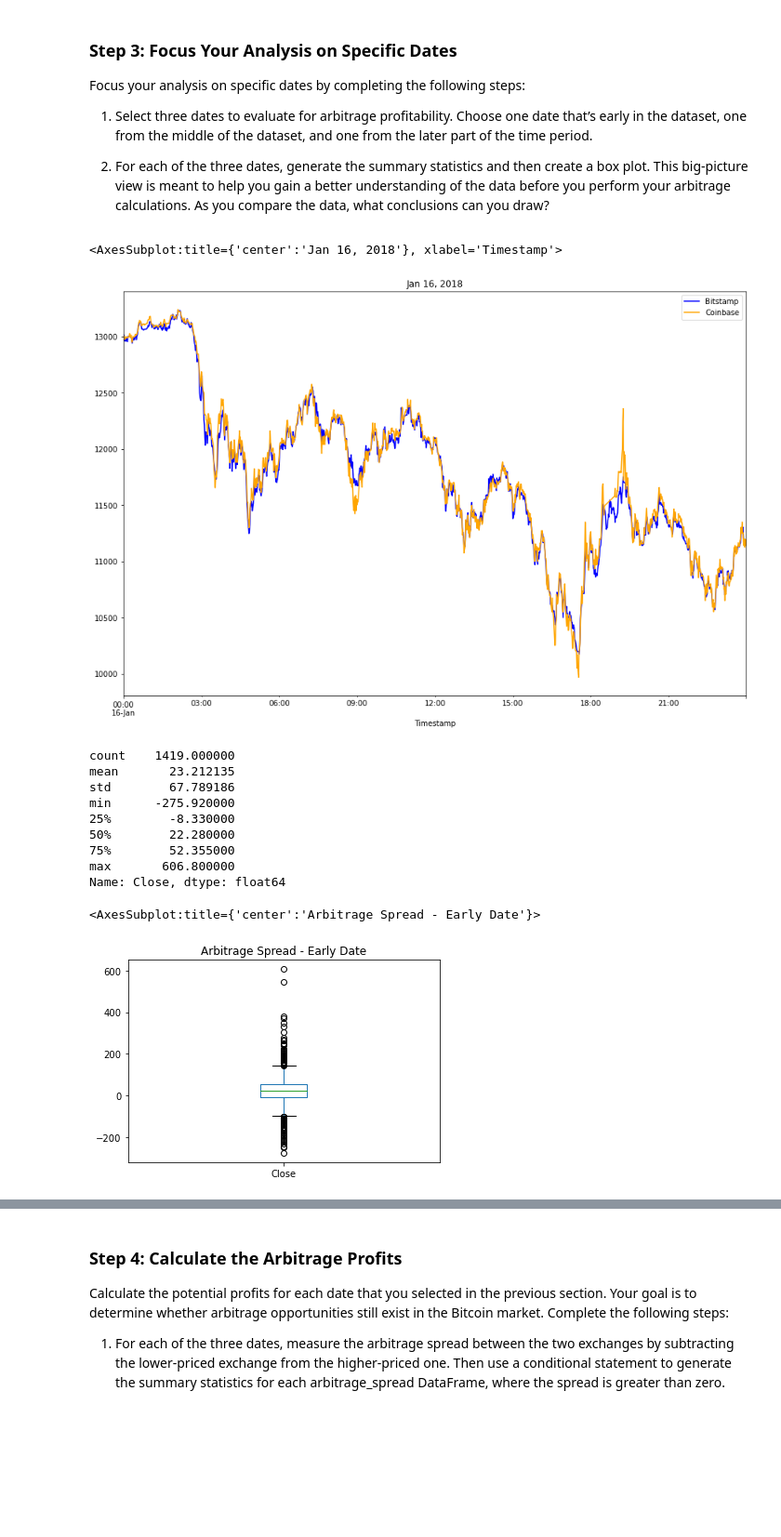
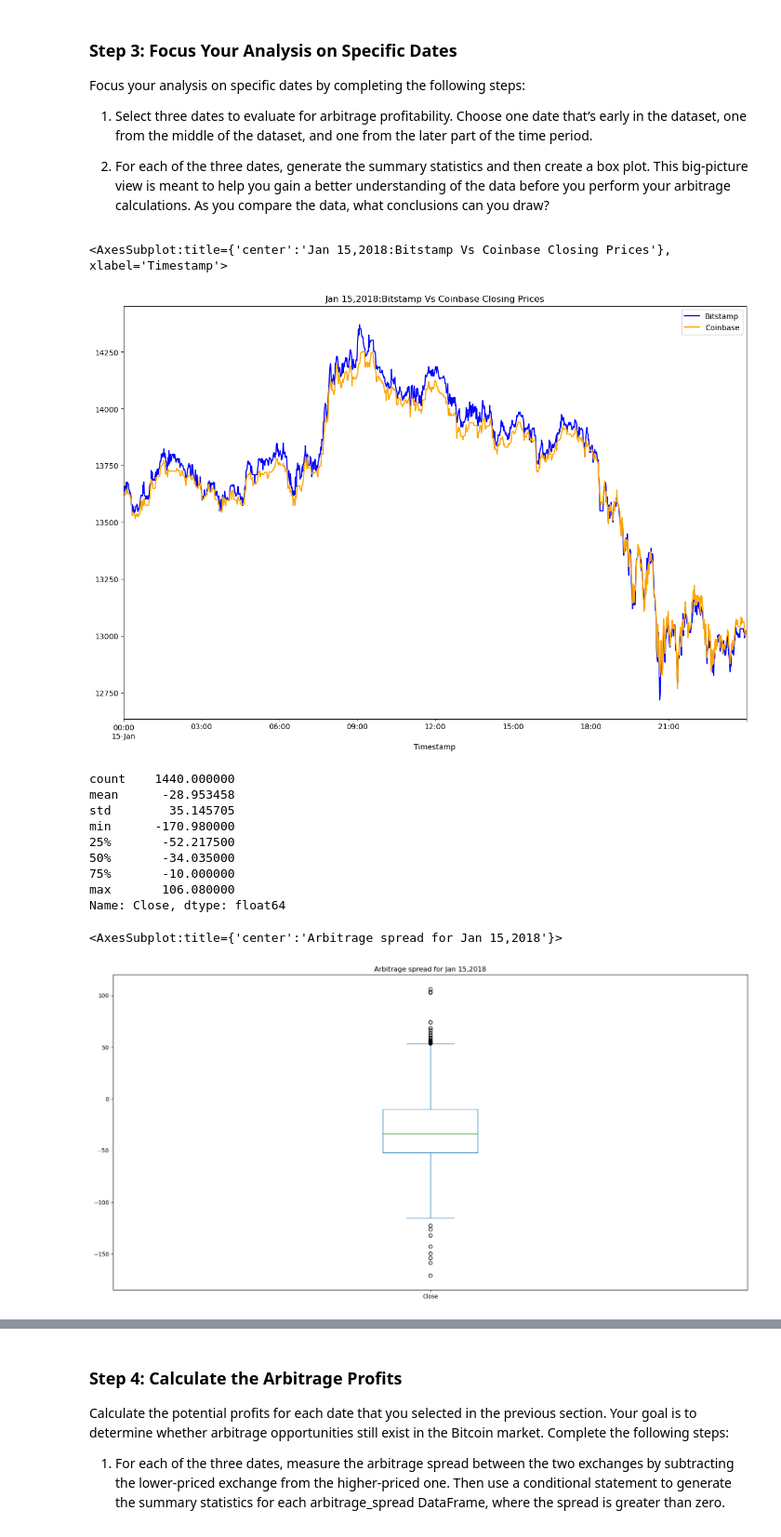
Before and after one commit to anuraggargLTI/module3challenge, a Jupyter notebook: crypto_arbitrage.ipynb, the cells around one changed output, grey strips where cells are left out. Shown at 93% size. Cells and saved outputs as stored; diff of their text form; code cells hidden in the pictures; blank space fills up the shorter version.

```diff
--- a/crypto_arbitrage.ipynb
+++ b/crypto_arbitrage.ipynb
@@ -329,37 +330,39 @@ Focus your analysis on specific dates by completing the following steps:
 # %%
 # Create an overlay plot that visualizes the two dataframes over a period of one day early in the dataset.
 # Be sure that the plots include the parameters `legend`, `figsize`, `title`, `color` and `label`
-bitstamp['Close'].loc["2018-01-15 "].plot(
-                                legend=True, figsize=(15, 10), title="Bitstamp Vs Coinbase Closing Prices",
+bitstamp['Close'].loc["2018-01-15"].plot(
+                                legend=True, figsize=(15, 10),
+                                title="Jan 15,2018:Bitstamp Vs Coinbase Closing Prices",
                                                     color="blue", label="Bitstamp")
-coinbase['Close'].loc["2018-01-01":"2018-01-31"].plot(
+coinbase['Close'].loc["2018-01-15"].plot(
                                 legend=True, figsize=(15, 10),color="orange", label="Coinbase")
 # %% [output]
-<AxesSubplot:title={'center':'Jan 16, 2018'}, xlabel='Timestamp'>
+<AxesSubplot:title={'center':'Jan 15,2018:Bitstamp Vs Coinbase Closing Prices'}, xlabel='Timestamp'>
-[figure, old version]
+[figure, new version]
 # %%
 # Using the early date that you have selected, calculate the arbitrage spread
 # by subtracting the bitstamp lower closing prices from the coinbase higher closing prices
-arbitrage_spread_early = # YOUR CODE HERE
+arbitrage_spread_early =  coinbase['Close'].loc['2018-01-15'] - bitstamp['Close'].loc['2018-01-15']
+
 
 # Generate summary statistics for the early DataFrame
-# YOUR CODE HERE
+arbitrage_spread_early.describe()
 # %% [output]
-count    1419.000000
-mean       23.212135
-std        67.789186
-min      -275.920000
-25%        -8.330000
-50%        22.280000
-75%        52.355000
-max       606.800000
+count    1440.000000
+mean      -28.953458
+std        35.145705
+min      -170.980000
+25%       -52.217500
+50%       -34.035000
+75%       -10.000000
+max       106.080000
 Name: Close, dtype: float64
 # %%
 # Visualize the arbitrage spread from early in the dataset in a box plot
-# YOUR CODE HERE
+arbitrage_spread_early.plot(kind="box",figsize=(20,10),title="Arbitrage spread for Jan 15,2018")
 # %% [output]
-<AxesSubplot:title={'center':'Arbitrage Spread - Early Date'}>
+<AxesSubplot:title={'center':'Arbitrage spread for Jan 15,2018'}>
-[figure, old version]
+[figure, new version]
 # %%
 # Create an overlay plot that visualizes the two dataframes over a period of one day from the middle of the dataset.
 # Be sure that the plots include the parameters `legend`, `figsize`, `title`, `color` and `label`
```
Also changed, not shown: parts of 42 cells of this notebook.
